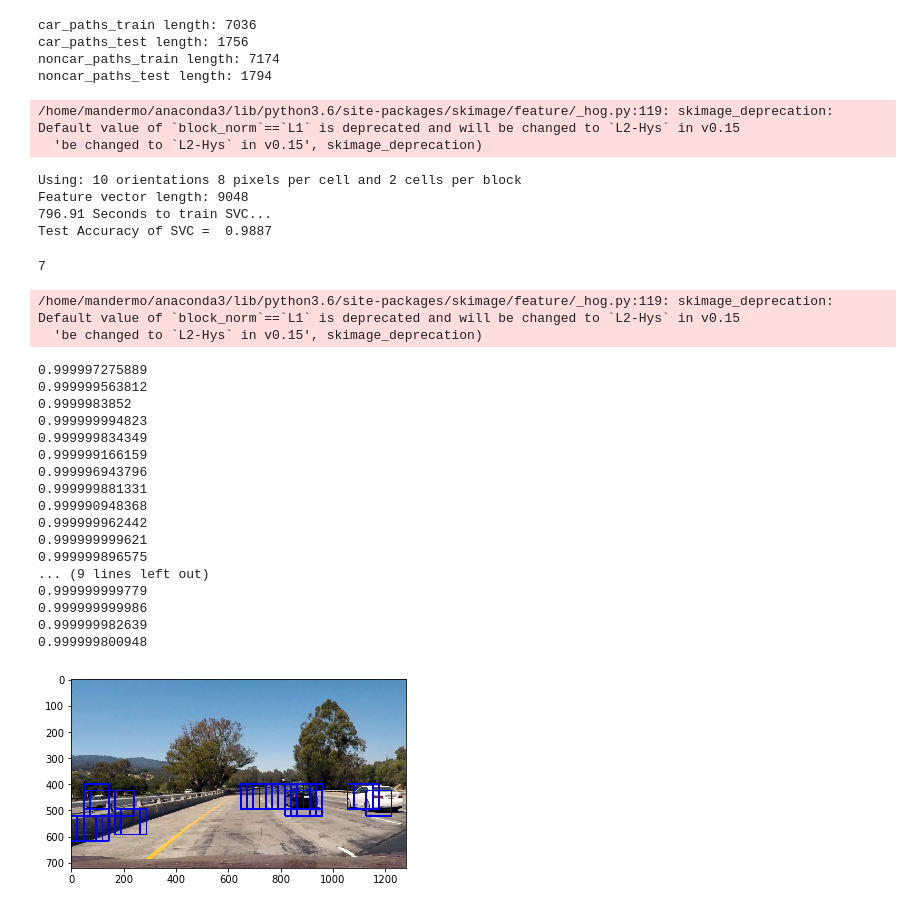
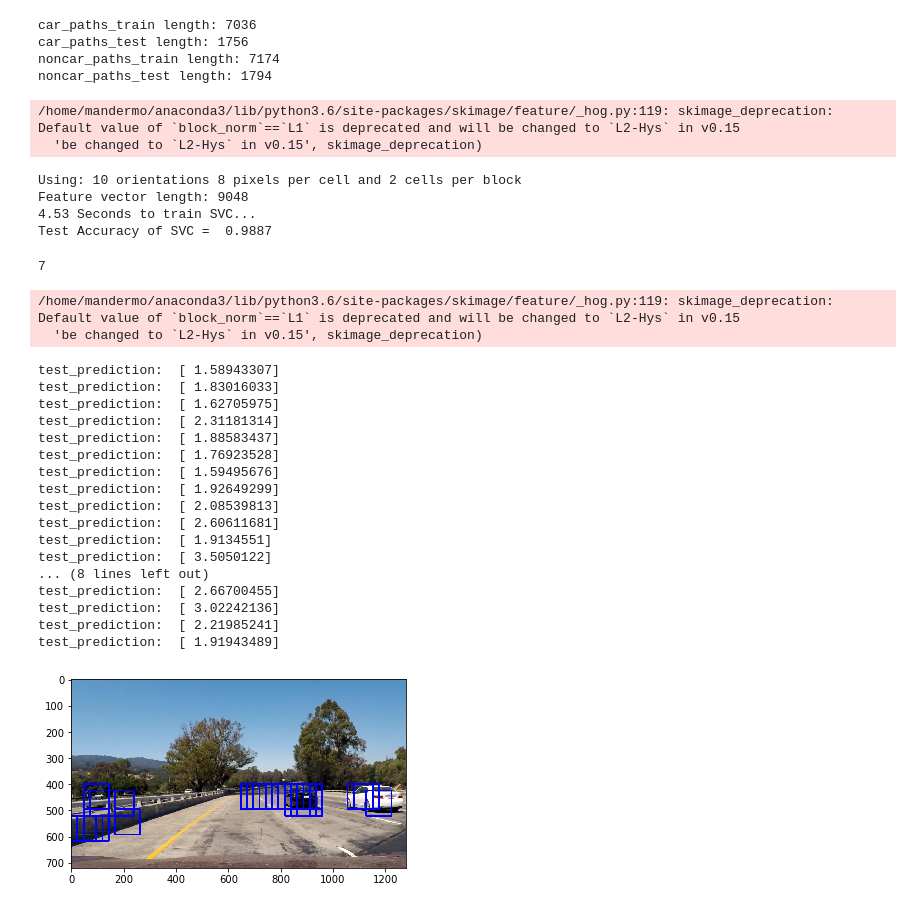
Before and after one commit to mandermo/CarND-Vehicle-Detection, a Jupyter notebook: Vehicle-Detection.ipynb, the cells around one changed output. Drawn from its saved outputs; the diff is of its cells as text; code cells hidden in the pictures.

Commit message:
Using LinearSVC and decision_function
Not much better

```diff
--- a/Vehicle-Detection.ipynb
+++ b/Vehicle-Detection.ipynb
@@ -259,7 +259,7 @@ print('Using:',orient,'orientations',pix_per_cell,
     'pixels per cell and', cell_per_block,'cells per block')
 print('Feature vector length:', len(X_train[0]))
 # Use a linear SVC
-svc = SVC(kernel='linear', probability=True)
+svc = LinearSVC()
 # Check the training time for the SVC
 t=time.time()
 svc.fit(X_train, y_train)
@@ -272,7 +272,7 @@ print('Test Accuracy of SVC = ', round(svc.score(X_test, y_test), 4))
   'be changed to `L2-Hys` in v0.15', skimage_deprecation)
 Using: 10 orientations 8 pixels per cell and 2 cells per block
 Feature vector length: 9048
-796.91 Seconds to train SVC...
+4.53 Seconds to train SVC...
 Test Accuracy of SVC =  0.9887
 # %%
 # Based on code from section "Hog Sub-sampling Window Search"
@@ -330,51 +330,53 @@ def find_cars(img, ystart, ystop, scale, svc, X_scaler, color_space, orient, pix
             spatial_features = bin_spatial(subimg, size=spatial_size)
             hist_features = color_hist(subimg, nbins=hist_bins)
 
             # Scale features and make a prediction
             test_features = X_scaler.transform(np.hstack((spatial_features, hist_features, hog_features)).reshape(1, -1))
             #test_features = X_scaler.transform(np.hstack((shape_feat, hist_feat)).reshape(1, -1))
             #test_prediction = svc.predict(test_features)
-            test_prediction = svc.predict_proba(test_features)
+            #test_prediction = svc.predict_proba(test_features)
             #print('test_prediction: ', test_prediction)
-            if test_prediction[0][1] > .999:
-                print(test_prediction[0][1])
+            test_prediction = svc.decision_function(test_features)
+            if test_prediction > 1.5:
+                print('test_prediction: ', test_prediction)
+            #if test_prediction[0][1] > .999:
                 xbox_left = np.int(xleft*scale)
                 ytop_draw = np.int(ytop*scale)
                 win_draw = np.int(window*scale)
                 cv2.rectangle(draw_img,(xbox_left, ytop_draw+ystart),(xbox_left+win_draw,ytop_draw+win_draw+ystart),(0,0,255),6)
 
     return draw_img
 
 ystart = 400
 ystop = 656
 scale = 1.5
 
 img = cv2.imread('test_images/test1.jpg')
 img = img[:,:,::-1] # bgr to rgb
 
 out_img = find_cars(img, ystart, ystop, scale, svc, X_scaler, color_space, orient, pix_per_cell, cell_per_block, spatial_size, hist_bins)
 
 plt.imshow(out_img)
 imwritergb('output_images/hogsearch.jpg', out_img)
 # %% [output]
 7
 /home/mandermo/anaconda3/lib/python3.6/site-packages/skimage/feature/_hog.py:119: skimage_deprecation: Default value of `block_norm`==`L1` is deprecated and will be changed to `L2-Hys` in v0.15
   'be changed to `L2-Hys` in v0.15', skimage_deprecation)
-0.999997275889
-0.999999563812
-0.9999983852
-0.999999994823
-0.999999834349
-0.999999166159
-0.999996943796
-0.999999881331
-0.999990948368
-0.999999962442
-0.999999999621
-0.999999896575
-... (9 lines left out)
-0.999999999779
-0.999999999986
-0.999999982639
-0.999999800948
+test_prediction:  [ 1.58943307]
+test_prediction:  [ 1.83016033]
+test_prediction:  [ 1.62705975]
+test_prediction:  [ 2.31181314]
+test_prediction:  [ 1.88583437]
+test_prediction:  [ 1.76923528]
+test_prediction:  [ 1.59495676]
+test_prediction:  [ 1.92649299]
+test_prediction:  [ 2.08539813]
+test_prediction:  [ 2.60611681]
+test_prediction:  [ 1.9134551]
+test_prediction:  [ 3.5050122]
+... (8 lines left out)
+test_prediction:  [ 2.66700455]
+test_prediction:  [ 3.02242136]
+test_prediction:  [ 2.21985241]
+test_prediction:  [ 1.91943489]
-[figure, old version]
+[figure, new version]
```
